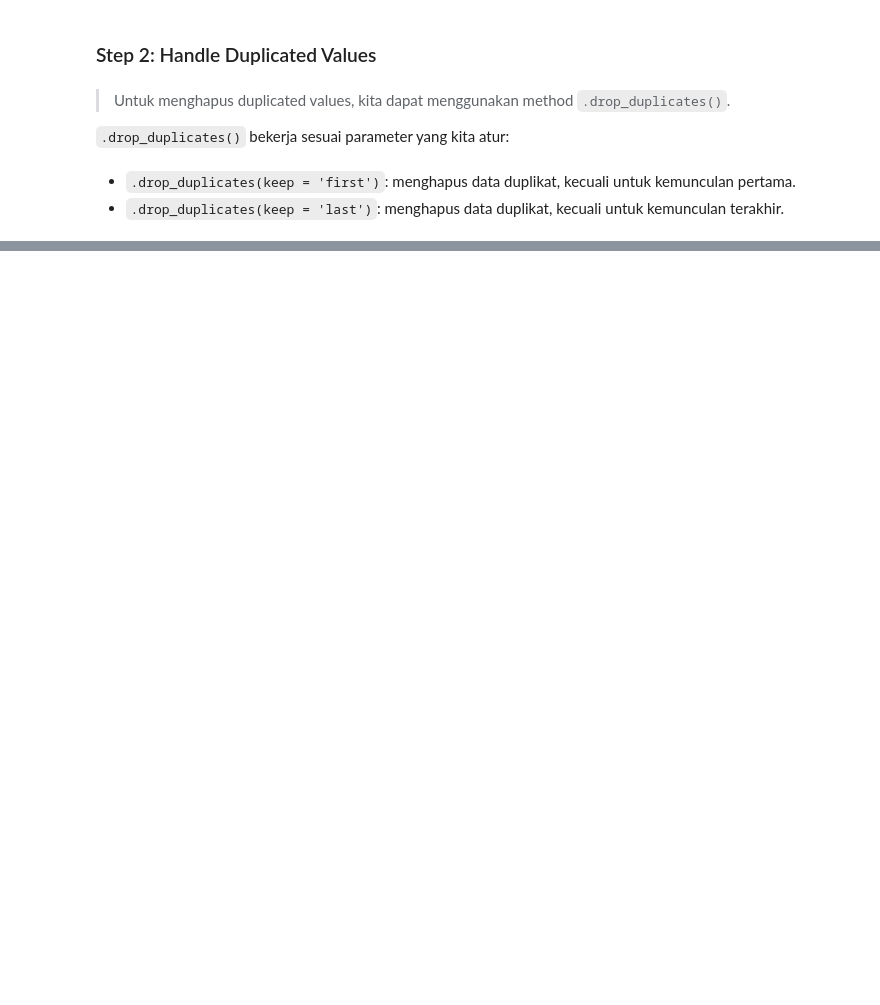
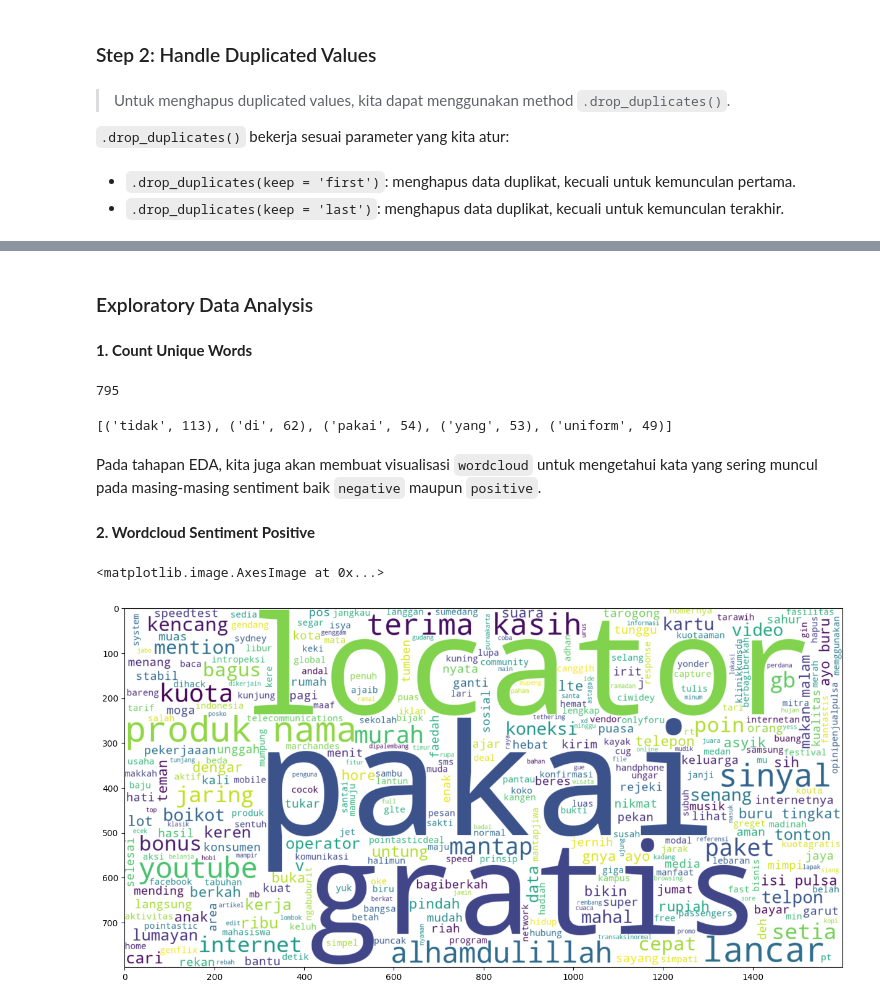
Before and after one commit to mhaniffajari/Data-Science-Project, a Jupyter notebook: Algoritma Training/inclass-p4eda.ipynb, the cells around one changed output, grey strips where cells are left out. Drawn from its saved outputs; the diff is of its cells as text; code cells hidden in the pictures; blank space fills up the shorter version.

```diff
--- a/Algoritma Training/inclass-p4eda.ipynb
+++ b/Algoritma Training/inclass-p4eda.ipynb
@@ -2222,0 +2539,3 @@ Dengan output di atas, terdapat 5 baris data yang record-nya sama dengan baris y
+# %%
+df_sentiment['text_stemmed'] = df_sentiment['text_normalized'].apply(lambda x: stemmer.stem(x))
+df_sentiment.head()
@@ -2222,0 +2564,4 @@ Dengan output di atas, terdapat 5 baris data yang record-nya sama dengan baris y
+# %%
+stopwords_tala = pd.read_csv('data_input/StopWords_Tala.csv')
+list_stopwords = set(stopwords_tala['LEMA'])
+len(list_stopwords)
@@ -2222,0 +2592,17 @@ Dengan output di atas, terdapat 5 baris data yang record-nya sama dengan baris y
+# %%
+def remove_stopwords(text):
+    # temporary list
+    result = []
+
+    # split sentence into list of words
+    split_text = text.split()
+
+    # loop for each word
+    for word in split_text:
+        if word not in list_stopwords:
+            result.append(word) # append word that not in stopwords list
+
+    # combine list of words into sentence
+    combine_text = ' '.join(result)
+
+    return combine_text
@@ -2222,0 +2622,2 @@ Dengan output di atas, terdapat 5 baris data yang record-nya sama dengan baris y
+# %%
+df_sentiment['text_no_stopwords'] = df_sentiment['text_stemmed'].apply(lambda x: remove_stopwords(x))
@@ -2222,0 +2655,4 @@ Dengan output di atas, terdapat 5 baris data yang record-nya sama dengan baris y
+# %% [markdown]
+### Exploratory Data Analysis
+# %% [markdown]
+**1. Count Unique Words**
@@ -2222,0 +2669,25 @@ Dengan output di atas, terdapat 5 baris data yang record-nya sama dengan baris y
+# %%
+# find out how many unique words in our data
+unique_words = counter_word(df_sentiment['text_stemmed'])
+len(unique_words)
+# %% [output]
+795
+# %%
+# take a look at the five most common words
+unique_words.most_common(5)
+# %% [output]
+[('tidak', 113), ('di', 62), ('pakai', 54), ('yang', 53), ('uniform', 49)]
+# %% [markdown]
+Pada tahapan EDA, kita juga akan membuat visualisasi `wordcloud` untuk mengetahui kata yang sering muncul pada masing-masing sentiment baik `negative` maupun `positive`.
+# %% [markdown]
+**2. Wordcloud Sentiment Positive**
+# %%
+import matplotlib.pyplot as plt
+from wordcloud import WordCloud
+
+plt.figure(figsize = (15,15))
+wc = WordCloud(background_color="white", width = 1600 , height = 800 , max_words = 3000).generate(" ".join(df_sentiment[df_sentiment['Sentiment'] == 'positive'].text_no_stopwords))
+plt.imshow(wc , interpolation = 'bilinear')
+# %% [output]
+<matplotlib.image.AxesImage at 0x...>
+[figure, added]
```
Also changed, not shown: parts of 60 cells of this notebook, 16 other files.
